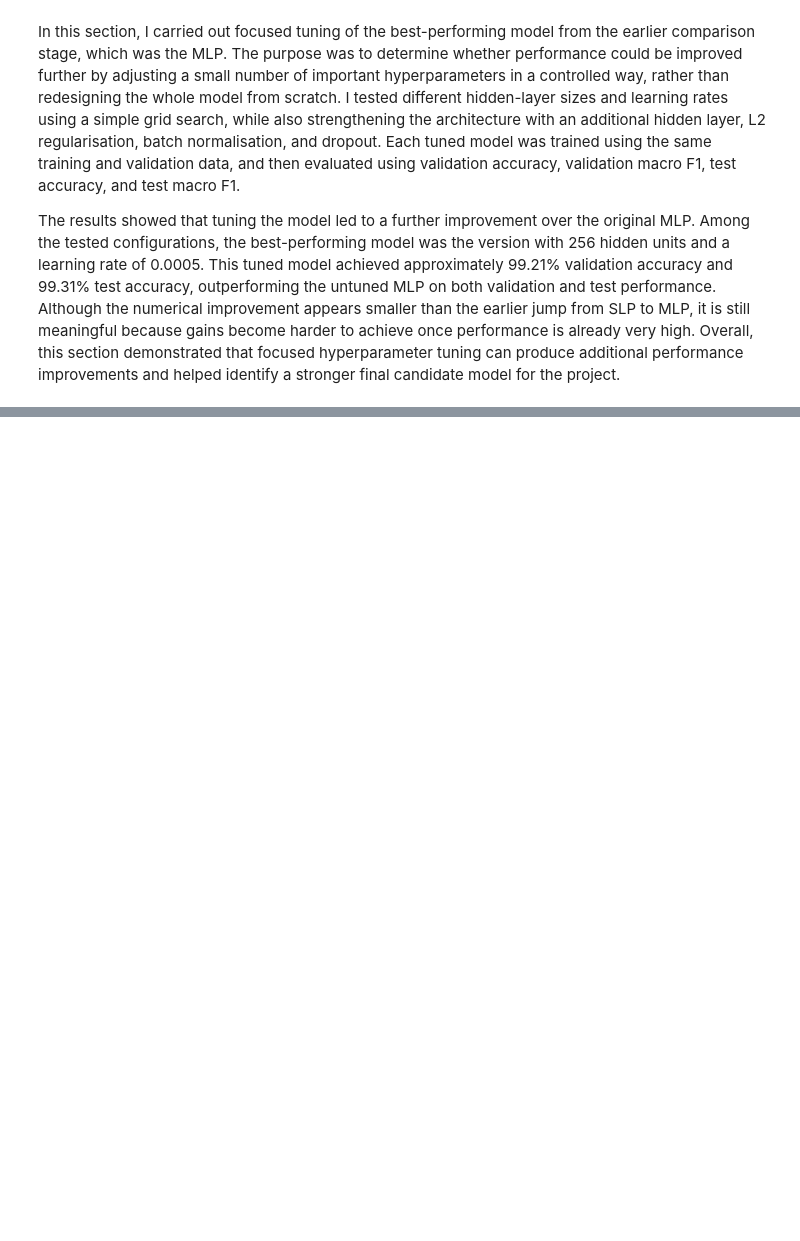
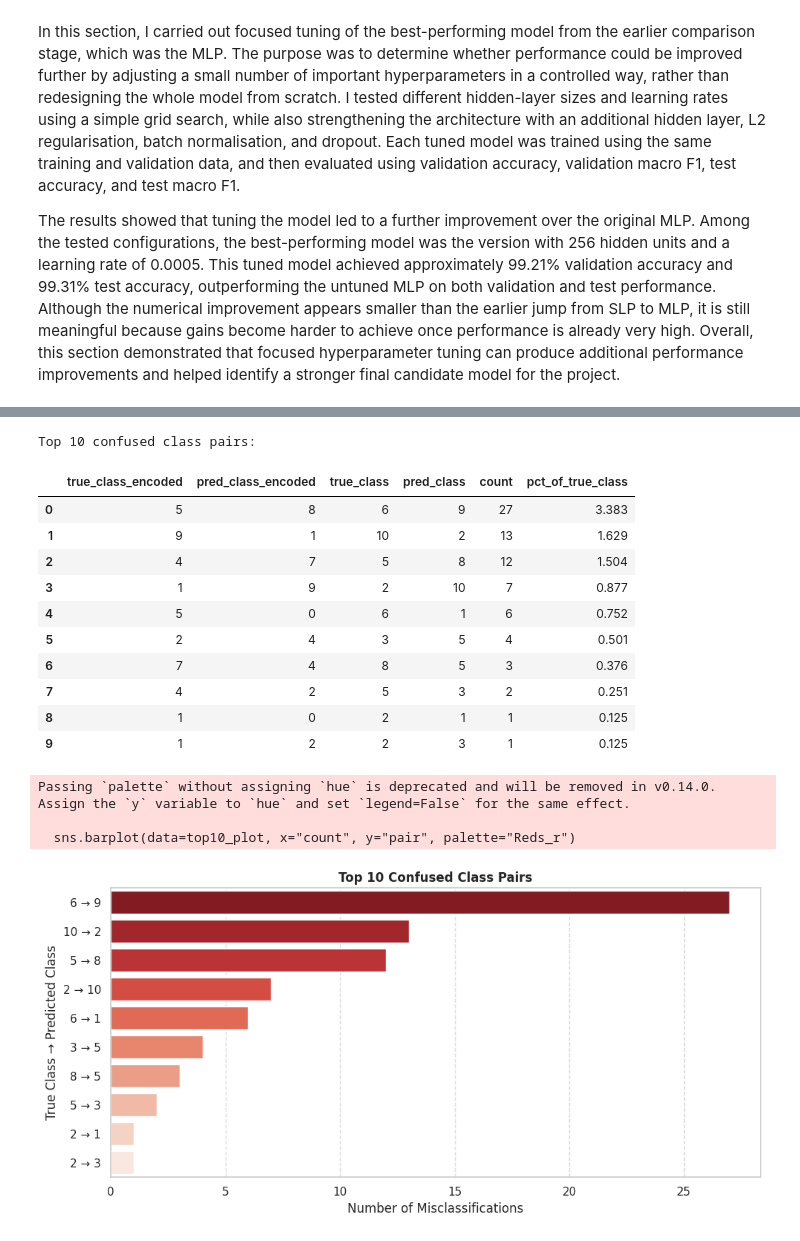
Before and after one commit to harshpre5/Artificial_Neural_Networks_14444188_HS_6009CMD, a Jupyter notebook: 14444188_ANN_PART_A.ipynb, the cells around one changed output, grey strips where cells are left out. Saved outputs shown, nothing was run; the diff lists cells and outputs as text; code cells hidden in the pictures; blank space fills up the shorter version.

```diff
--- a/14444188_ANN_PART_A.ipynb
+++ b/14444188_ANN_PART_A.ipynb
@@ -1504,0 +1665,59 @@ The results showed that tuning the model led to a further improvement over the o
+# %%
+# 4. Extract top confusion pairs
+confusion_pairs = []
+
+# Iterating through the matrix to find where True Class != Predicted Class
+for i in range(final_cm.shape[0]):
+    for j in range(final_cm.shape[1]):
+        if i != j and final_cm[i, j] > 0:
+            true_label = label_encoder.inverse_transform([i])[0]
+            pred_label = label_encoder.inverse_transform([j])[0]
+            support_i = final_cm[i, :].sum()
+            pct_of_true = (final_cm[i, j] / support_i) * 100
+
+            confusion_pairs.append({
+                "true_class_encoded": i,
+                "pred_class_encoded": j,
+                "true_class": true_label,
+                "pred_class": pred_label,
+                "count": int(final_cm[i, j]),
+                "pct_of_true_class": round(pct_of_true, 3)
+            })
+
+top_confusions_df = pd.DataFrame(confusion_pairs).sort_values(
+    by=["count", "pct_of_true_class"],
+    ascending=False
+).reset_index(drop=True)
+
+print("\nTop 10 confused class pairs:")
+display(top_confusions_df.head(10))
+
+# 5. Plot top confused pairs
+top10_plot = top_confusions_df.head(10).copy()
+top10_plot["pair"] = top10_plot["true_class"].astype(str) + " → " + top10_plot["pred_class"].astype(str)
+
+plt.figure(figsize=(10, 5))
+sns.barplot(data=top10_plot, x="count", y="pair", palette="Reds_r")
+plt.title("Top 10 Confused Class Pairs", fontsize=12, fontweight='bold')
+plt.xlabel("Number of Misclassifications")
+plt.ylabel("True Class → Predicted Class")
+plt.grid(True, axis='x', linestyle='--', alpha=0.7)
+plt.tight_layout()
+plt.show()
+# %% [output]
+Top 10 confused class pairs:
+|  | true_class_encoded | pred_class_encoded | true_class | pred_class | count | pct_of_true_class |
+| 0 | 5 | 8 | 6 | 9 | 27 | 3.383 |
+| 1 | 9 | 1 | 10 | 2 | 13 | 1.629 |
+| 2 | 4 | 7 | 5 | 8 | 12 | 1.504 |
+| 3 | 1 | 9 | 2 | 10 | 7 | 0.877 |
+| 4 | 5 | 0 | 6 | 1 | 6 | 0.752 |
+| 5 | 2 | 4 | 3 | 5 | 4 | 0.501 |
+| 6 | 7 | 4 | 8 | 5 | 3 | 0.376 |
+| 7 | 4 | 2 | 5 | 3 | 2 | 0.251 |
+| 8 | 1 | 0 | 2 | 1 | 1 | 0.125 |
+| 9 | 1 | 2 | 2 | 3 | 1 | 0.125 |
+Passing `palette` without assigning `hue` is deprecated and will be removed in v0.14.0. Assign the `y` variable to `hue` and set `legend=False` for the same effect.
+
+  sns.barplot(data=top10_plot, x="count", y="pair", palette="Reds_r")
+[figure, added]
```
Also changed, not shown: parts of 10 cells of this notebook.
